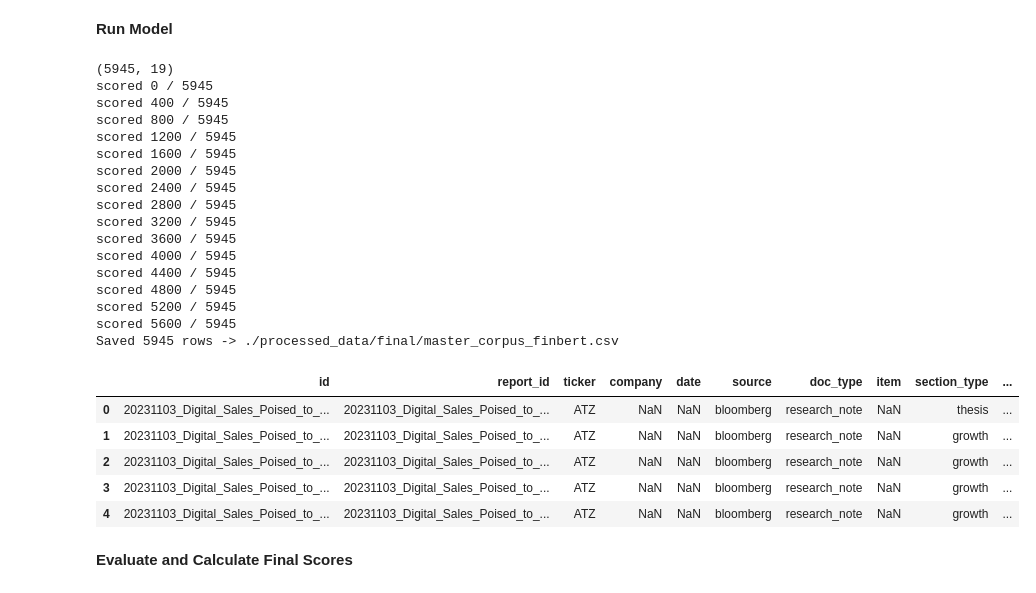
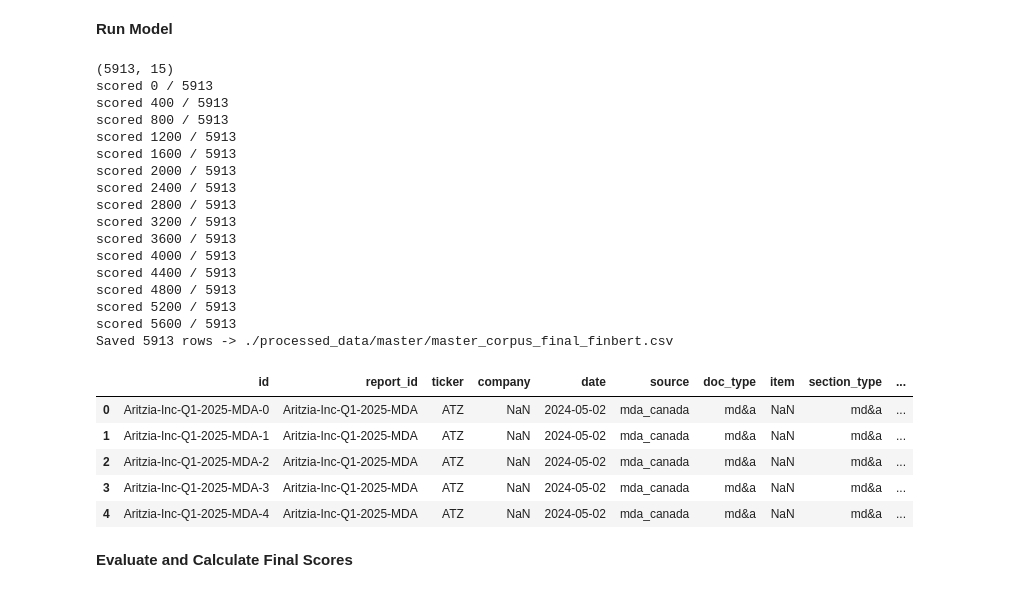
Before and after one commit to SimonKurono/scmc-2025, a Jupyter notebook: nlp/finbert.ipynb, the cells around one changed output. Drawn from its saved outputs; the diff is of its cells as text; code cells hidden in the pictures.

```diff
--- a/nlp/finbert.ipynb
+++ b/nlp/finbert.ipynb
@@ -36,7 +36,7 @@ Device set to use cpu
 from collections import Counter
 import re
 import pandas as pd
-master = pd.read_csv('./processed_data/final/master_corpus.csv')
+master = pd.read_csv('./processed_data/master/master_corpus_final.csv')
 #Check rows and validate final dataset
 print(master.head())
 print(master["ticker"].unique())
@@ -151,8 +151,8 @@ import torch
 from transformers import AutoTokenizer, AutoModelForSequenceClassification
 
 # Paths
-MASTER_PATH = "./processed_data/final/master_corpus.csv"
-OUTPUT_PATH = "./processed_data/final/master_corpus_finbert.csv"
+MASTER_PATH = "./processed_data/master/master_corpus_final.csv"
+OUTPUT_PATH = "./processed_data/master/master_corpus_final_finbert.csv"
 
 # Load data
 df = master
@@ -169,55 +169,55 @@ model.eval()
 def score_batch(texts):
     enc = tokenizer(texts, padding=True, truncation=True, max_length=512, return_tensors="pt")
     enc = {k: v.to(device) for k, v in enc.items()}
     with torch.no_grad():
         out = model(**enc).logits
         probs = out.softmax(dim=-1).cpu().numpy()
     return probs  # columns: [neg, neu, pos]
 
 # Run in batches
 batch_size = 16
 neg_list, neu_list, pos_list = [], [], []
 for i in range(0, len(df), batch_size):
     batch = df["text"].iloc[i:i+batch_size].fillna("").tolist()
     probs = score_batch(batch)
     neg_list.extend(probs[:, 0])
     neu_list.extend(probs[:, 1])
     pos_list.extend(probs[:, 2])
     if i % 100 == 0:
         print(f"scored {i} / {len(df)}")
 
 df["finbert_neg"] = neg_list
 df["finbert_neu"] = neu_list
 df["finbert_pos"] = pos_list
 df["finbert_score"] = df["finbert_pos"] - df["finbert_neg"]  # simple sentiment score
 
 df.to_csv(OUTPUT_PATH, index=False)
 print(f"Saved {len(df)} rows -> {OUTPUT_PATH}")
 df.head()
 # %% [output]
-(5945, 19)
-scored 0 / 5945
-scored 400 / 5945
-scored 800 / 5945
-scored 1200 / 5945
-scored 1600 / 5945
-scored 2000 / 5945
-scored 2400 / 5945
-scored 2800 / 5945
-scored 3200 / 5945
-scored 3600 / 5945
-scored 4000 / 5945
-scored 4400 / 5945
-scored 4800 / 5945
-scored 5200 / 5945
-scored 5600 / 5945
-Saved 5945 rows -> ./processed_data/final/master_corpus_finbert.csv
+(5913, 15)
+scored 0 / 5913
+scored 400 / 5913
+scored 800 / 5913
+scored 1200 / 5913
+scored 1600 / 5913
+scored 2000 / 5913
+scored 2400 / 5913
+scored 2800 / 5913
+scored 3200 / 5913
+scored 3600 / 5913
+scored 4000 / 5913
+scored 4400 / 5913
+scored 4800 / 5913
+scored 5200 / 5913
+scored 5600 / 5913
+Saved 5913 rows -> ./processed_data/master/master_corpus_final_finbert.csv
 |  | id | report_id | ticker | company | date | source | doc_type | item | section_type | ... |
-| 0 | 20231103_Digital_Sales_Poised_to_... | 20231103_Digital_Sales_Poised_to_... | ATZ | NaN | NaN | bloomberg | research_note | NaN | thesis | ... |
-| 1 | 20231103_Digital_Sales_Poised_to_... | 20231103_Digital_Sales_Poised_to_... | ATZ | NaN | NaN | bloomberg | research_note | NaN | growth | ... |
-| 2 | 20231103_Digital_Sales_Poised_to_... | 20231103_Digital_Sales_Poised_to_... | ATZ | NaN | NaN | bloomberg | research_note | NaN | growth | ... |
-| 3 | 20231103_Digital_Sales_Poised_to_... | 20231103_Digital_Sales_Poised_to_... | ATZ | NaN | NaN | bloomberg | research_note | NaN | growth | ... |
-| 4 | 20231103_Digital_Sales_Poised_to_... | 20231103_Digital_Sales_Poised_to_... | ATZ | NaN | NaN | bloomberg | research_note | NaN | growth | ... |
+| 0 | Aritzia-Inc-Q1-2025-MDA-0 | Aritzia-Inc-Q1-2025-MDA | ATZ | NaN | 2024-05-02 | mda_canada | md&a | NaN | md&a | ... |
+| 1 | Aritzia-Inc-Q1-2025-MDA-1 | Aritzia-Inc-Q1-2025-MDA | ATZ | NaN | 2024-05-02 | mda_canada | md&a | NaN | md&a | ... |
+| 2 | Aritzia-Inc-Q1-2025-MDA-2 | Aritzia-Inc-Q1-2025-MDA | ATZ | NaN | 2024-05-02 | mda_canada | md&a | NaN | md&a | ... |
+| 3 | Aritzia-Inc-Q1-2025-MDA-3 | Aritzia-Inc-Q1-2025-MDA | ATZ | NaN | 2024-05-02 | mda_canada | md&a | NaN | md&a | ... |
+| 4 | Aritzia-Inc-Q1-2025-MDA-4 | Aritzia-Inc-Q1-2025-MDA | ATZ | NaN | 2024-05-02 | mda_canada | md&a | NaN | md&a | ... |
 # %% [markdown]
 **Evaluate and Calculate Final Scores**
 # %%
```
Also changed, not shown: parts of 8 cells of this notebook, 13 other files.
